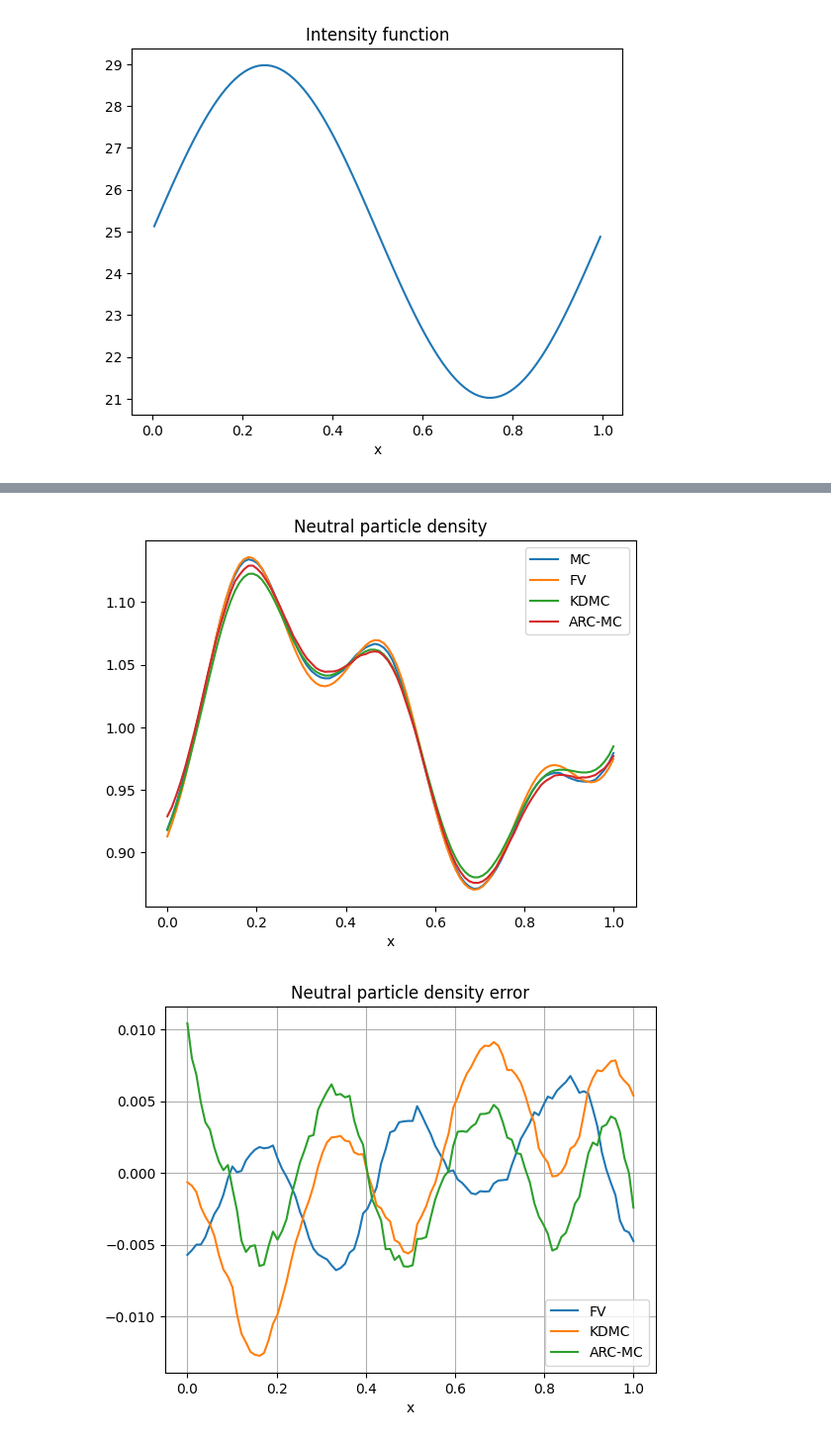
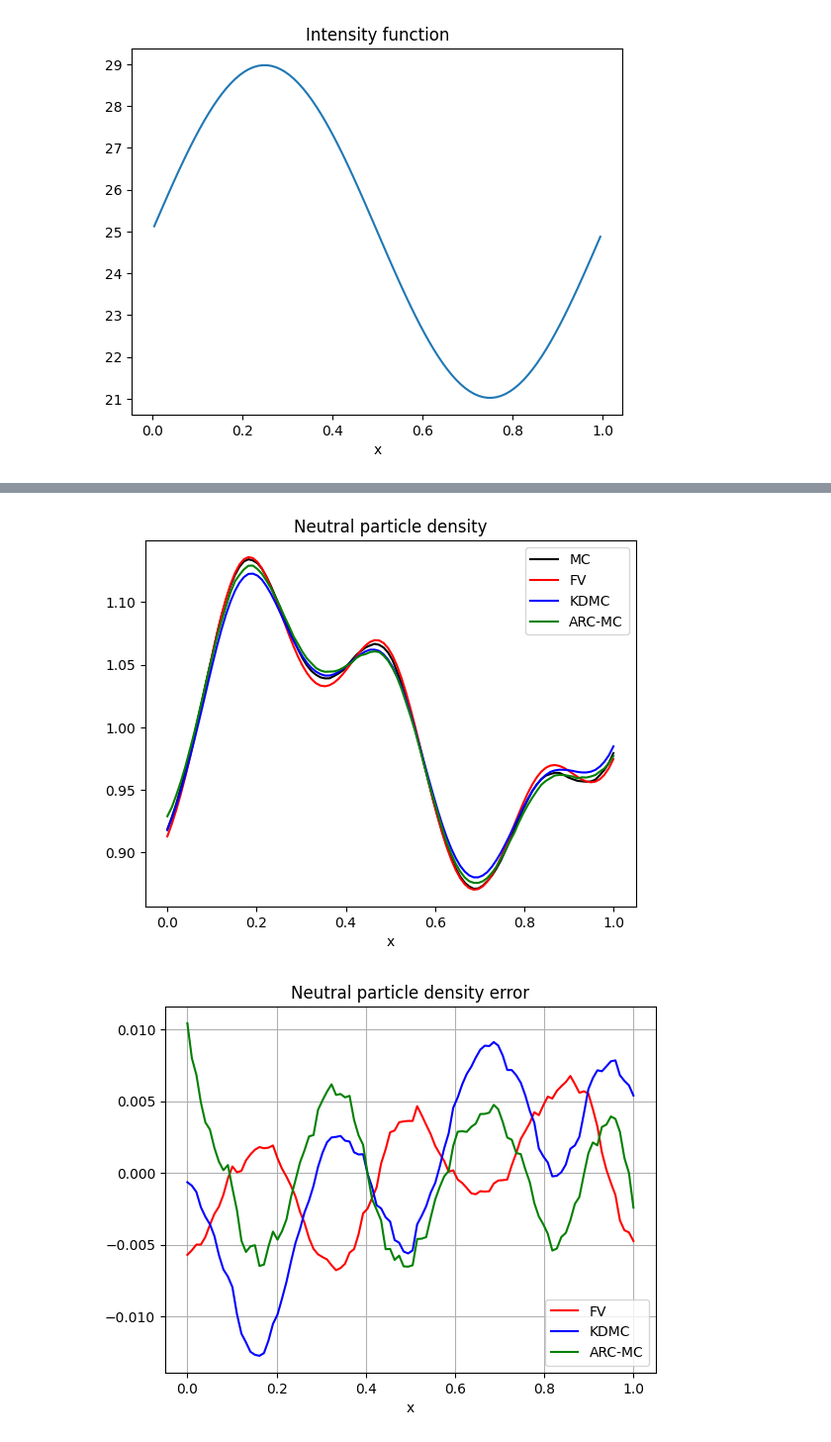
Before and after one commit to RVB12/neptune-mc, a Jupyter notebook: examples/test-example-vmaes.ipynb, the cells around one changed output, grey strips where cells are left out. Shown at 99% size. Drawn from its saved outputs; the diff is of its cells as text; code cells hidden in the pictures.

```diff
--- a/examples/test-example-vmaes.ipynb
+++ b/examples/test-example-vmaes.ipynb
@@ -352,41 +362,41 @@ Simulation took 57.94176745414734 seconds
 # %%
 
 plt.figure()
-plt.plot(x, neutral_density, label="MC")
-plt.plot(x, neutral_density_fv, label="FV")
-plt.plot(x, neutral_density_kd, label="KDMC")
-plt.plot(x, neutral_density_arcmc, label="ARC-MC")
+plt.plot(x, neutral_density, label="MC", color="black")
+plt.plot(x, neutral_density_fv, label="FV", color="red")
+plt.plot(x, neutral_density_kd, label="KDMC", color="blue")
+plt.plot(x, neutral_density_arcmc, label="ARC-MC", color="green")
 # plt.plot(x, intensityfun)
 plt.title("Neutral particle density")
 plt.xlabel("x")
 plt.legend()
 plt.show()
 
 
 plt.figure()
-plt.plot(x, neutral_density_fv - neutral_density, label="FV")
-plt.plot(x, neutral_density_kd - neutral_density, label="KDMC")
-plt.plot(x, neutral_density_arcmc - neutral_density, label="ARC-MC")
+plt.plot(x, neutral_density_fv - neutral_density, label="FV", color="red")
+plt.plot(x, neutral_density_kd - neutral_density, label="KDMC", color="blue")
+plt.plot(x, neutral_density_arcmc - neutral_density, label="ARC-MC", color="green")
 plt.grid()
 # plt.plot(x, intensityfun)
 plt.title("Neutral particle density error")
 plt.xlabel("x")
 plt.legend()
 plt.show()
 
 def wasserstein_2_distance(p, q):
     cdf_p = np.cumsum(p)
     cdf_q = np.cumsum(q)
     return np.linalg.norm(cdf_p - cdf_q)
 
 # print wasserstein distances
 wd_fv = wasserstein_2_distance(neutral_density, neutral_density_fv)
 wd_kd = wasserstein_2_distance(neutral_density, neutral_density_kd)
 wd_arcmc = wasserstein_2_distance(neutral_density, neutral_density_arcmc)
 
 print("Wasserstein distance FV:", wd_fv)
 print("Wasserstein distance KDMC:", wd_kd)
 print("Wasserstein distance ARC-MC:", wd_arcmc)
 # %% [output]
-[figure, old version]
+[figure, new version]
-[figure, old version]
+[figure, new version]
```
Also changed, not shown: parts of 7 cells of this notebook, 6 other files.
